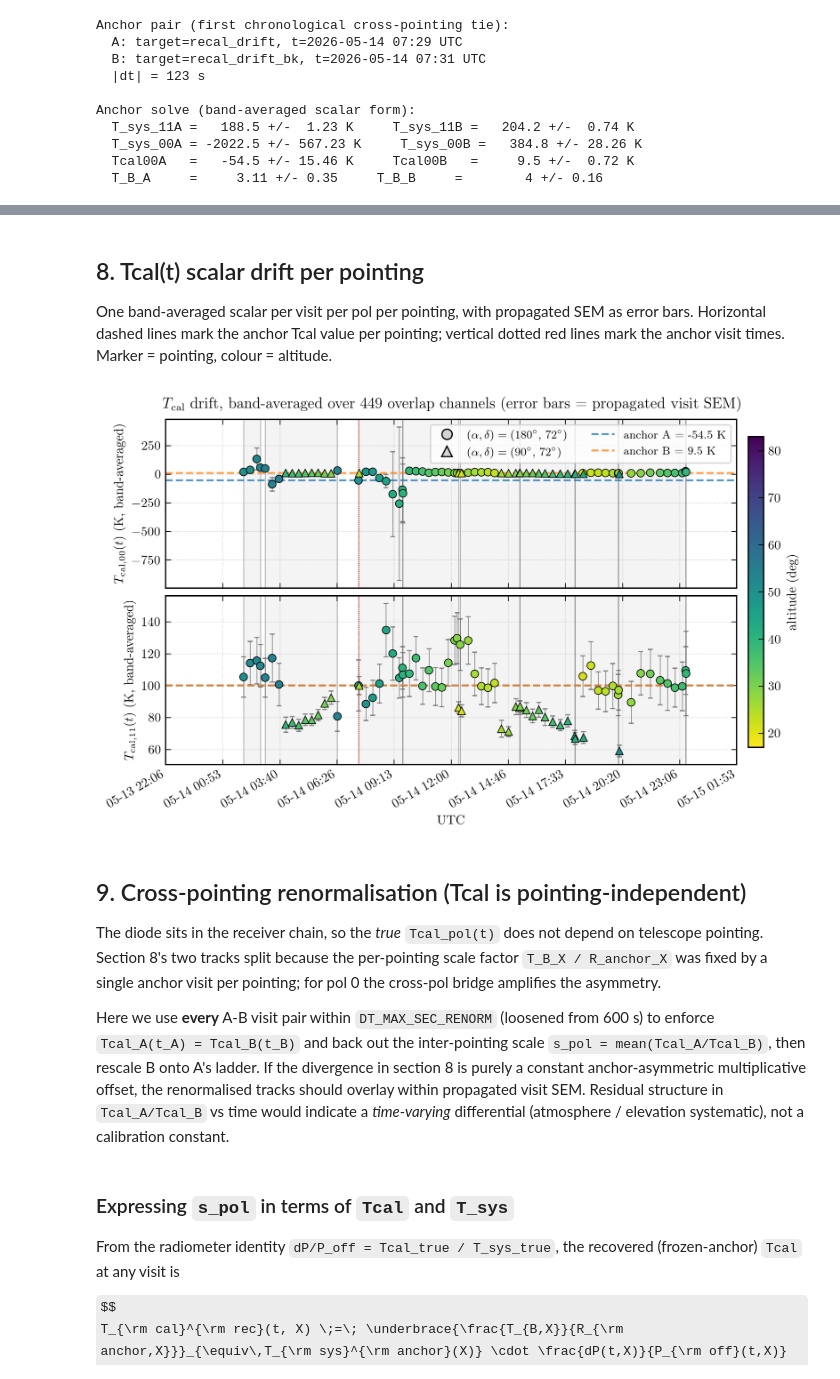
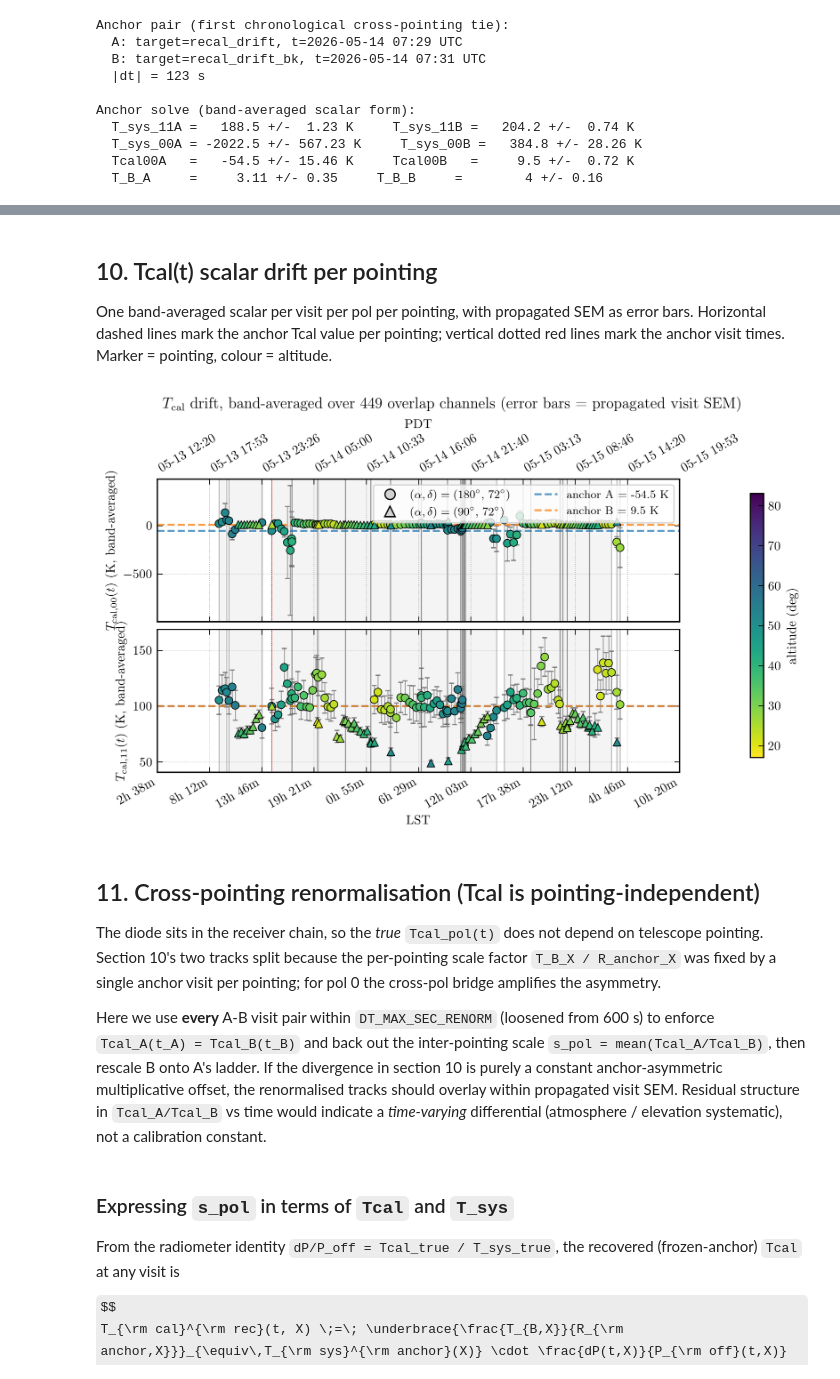
Before and after one commit to raw-asparagus/ay-121, a Jupyter notebook: labs/04/main_scan_calibration.ipynb, the cells around one changed output, grey strips where cells are left out. Drawn from its saved outputs; the diff is of its cells as text; code cells hidden in the pictures; some formulas as TeX source.

```diff
--- a/labs/04/main_scan_calibration.ipynb
+++ b/labs/04/main_scan_calibration.ipynb
@@ -814,12 +894,12 @@ Propagated scalar Tcal: 48 A visits, 27 B visits.
 # %% [markdown]
-## 8. Tcal(t) scalar drift per pointing
+## 10. Tcal(t) scalar drift per pointing
 
 One band-averaged scalar per visit per pol per pointing, with
 propagated SEM as error bars.  Horizontal dashed lines mark the
 anchor Tcal value per pointing; vertical dotted red lines mark the
 anchor visit times.  Marker = pointing, colour = altitude.
 # %%
-## Section 8 plot moved here from the deleted §9.  Tcal scalar drift,
+## Tcal scalar drift plot:
 ## one point per visit per pol per pointing, with propagated SEM bars.
 
 anchor_vals_s = {
@@ -852,47 +932,40 @@ for ax, pol_idx in zip(axes, (0, 1)):
                label=f'anchor B = {anchor_vals_s[pol_idx][1]:.1f} K')
     ax.axvline(anchor_A['t_mid'], color='red', lw=LW_FINE, ls=':',
                alpha=ALPHA_LIGHT)
     ax.axvline(anchor_B['t_mid'], color='red', lw=LW_FINE, ls=':',
                alpha=ALPHA_LIGHT)
     ax.set_ylabel(
         rf'$T_{{\rm cal,{pol_idx}{pol_idx}}}(t)$ (K, band-averaged)'
     )
 
 marker_handles = [
     Line2D([], [], marker=markers[tid], color='none',
            markerfacecolor='lightgray', markeredgecolor='k',
            markersize=8, label=POINTING_LABELS[tid])
     for tid in pointings
 ]
 axes[0].legend(handles=(marker_handles
                         + axes[0].get_legend_handles_labels()[0]),
                loc='upper right', frameon=True, ncol=2)
 
-xticks = axes[1].get_xticks()
-axes[1].set_xticks(xticks)
-axes[1].set_xticklabels(
-    [dt.datetime.fromtimestamp(t, dt.UTC).strftime('%m-%d %H:%M')
-     for t in xticks],
-    rotation=30, ha='right',
-)
-axes[1].set_xlabel('UTC')
+time_axes_lst_pdt(axes)
 
 cbar = fig.colorbar(sc, ax=axes, location='right',
                     fraction=0.04, pad=0.02, shrink=0.9)
 cbar.set_label('altitude (deg)')
 
 fig.suptitle(
     rf'$T_{{\rm cal}}$ drift, band-averaged over {INT_MASK.sum()} '
     rf'overlap channels (error bars = propagated visit SEM)'
 )
 plt.show()
 # %% [output]
-[figure, old version]
+[figure, new version]
 # %% [markdown]
-## 9. Cross-pointing renormalisation (Tcal is pointing-independent)
+## 11. Cross-pointing renormalisation (Tcal is pointing-independent)
 
 The diode sits in the receiver chain, so the *true* `Tcal_pol(t)` does
-not depend on telescope pointing.  Section 8's two tracks split because
+not depend on telescope pointing.  Section 10's two tracks split because
 the per-pointing scale factor `T_B_X / R_anchor_X` was fixed by a single
 anchor visit per pointing; for pol 0 the cross-pol bridge amplifies the
 asymmetry.
@@ -900,7 +973,7 @@ asymmetry.
 Here we use **every** A-B visit pair within `DT_MAX_SEC_RENORM` (loosened
 from 600 s) to enforce `Tcal_A(t_A) = Tcal_B(t_B)` and back out the
 inter-pointing scale `s_pol = mean(Tcal_A/Tcal_B)`, then rescale B onto
-A's ladder.  If the divergence in section 8 is purely a constant
+A's ladder.  If the divergence in section 10 is purely a constant
 anchor-asymmetric multiplicative offset, the renormalised tracks should
 overlay within propagated visit SEM.  Residual structure in
 `Tcal_A/Tcal_B` vs time would indicate a *time-varying* differential
```
Also changed, not shown: parts of 28 cells of this notebook, 9 other files.
